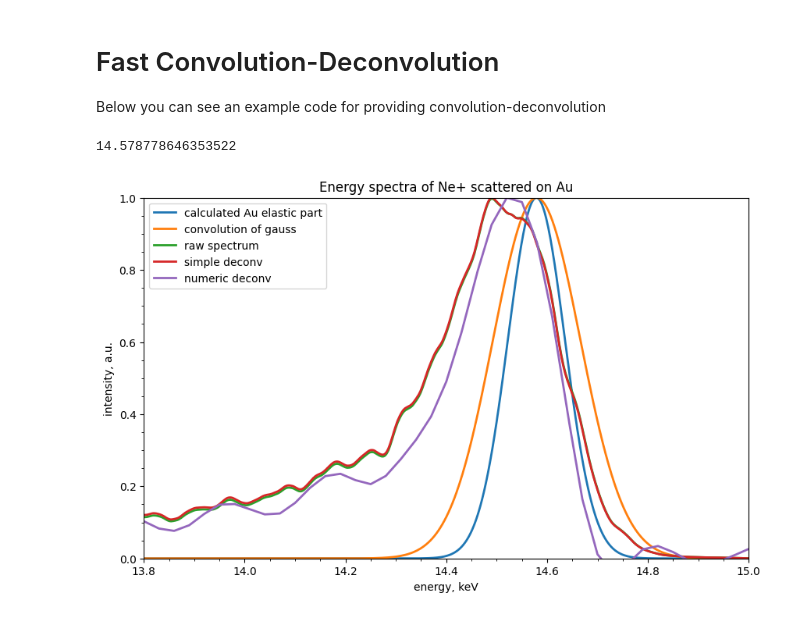
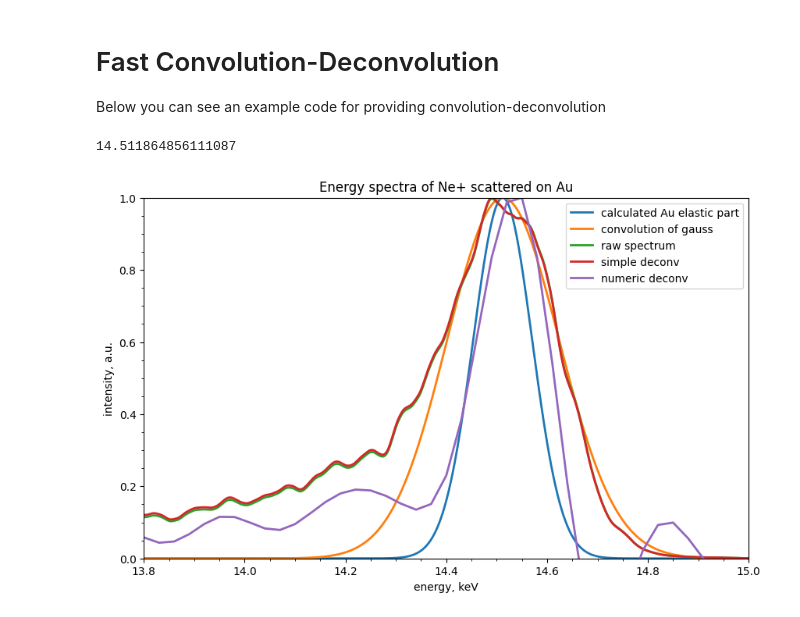
Before and after one commit to mauveferret/SpecRec, a Jupyter notebook: main_example.ipynb, the cells around one changed output. Drawn from its saved outputs; the diff is of its cells as text; code cells hidden in the pictures.

```diff
--- a/main_example.ipynb
+++ b/main_example.ipynb
@@ -462,42 +462,42 @@ leis.step = 2
 scd.step = leis.step
 
 E0 = 15000
-scattering_angle = 29.5
-mu = leis.get_mass_by_element("W")/leis.get_mass_by_element("Ne")
+scattering_angle = 33
+mu = leis.get_mass_by_element("Au")/leis.get_mass_by_element("Ne")
 dE = leis.get_dE(E0, scattering_angle, mu, 2)/1000
 E1 = leis.get_energy_by_angle(E0, mu, scattering_angle)/1000
 print(E1)
 data = leis.spectrum(spectrum_path0, 50)
 
 scd.broadening_kernel_type = "gauss"
-scd.spectrometer_resolution = 0.009
+scd.spectrometer_resolution = 0.013
 
 calc_au_elastic_spectrum = scd.norm(np.exp(-(data.spectrum_en/1000-E1)**2/2/dE**2))
 broadening_gauss_convolution = scd.norm(scd.broadening_kernel_convolution(calc_au_elastic_spectrum, data.spectrum_en,scd.broadening_kernel_type, scd.spectrometer_resolution))
 simple_deconv = scd.norm(scd.simple_deconvolution(data.spectrum_int))
 numerical_deconv  =scd.norm(scd.twomey_deconvolution(data.spectrum_int, data.spectrum_en, scd.broadening_kernel_type, scd.spectrometer_resolution, 500, 0.5))
 
 plt.plot(data.spectrum_en/1000, calc_au_elastic_spectrum, linewidth=2, label = "calculated Au elastic part")
 plt.plot(data.spectrum_en/1000, broadening_gauss_convolution[:len(data.spectrum_en)], linewidth=2, label = "convolution of gauss")
 plt.plot(data.spectrum_en/1000, data.spectrum_int, linewidth=2, label = "raw spectrum")
 plt.plot(data.spectrum_en/1000, simple_deconv, linewidth=2, label = "simple deconv")
 plt.plot(data.spectrum_en/1000, numerical_deconv, linewidth=2, label = "numeric deconv")
 
 plt.xlim(13.8, 15)
 plt.ylim(0, 1)
 plt.xlabel("energy, keV")
 plt.ylabel("intensity, a.u.")
 plt.title("Energy spectra of Ne+ scattered on Au")
 plt.minorticks_on()
 plt.legend()
 plt.show()
 
 with open(os.getcwd()+os.sep+"out"+os.sep+"test"+os.sep+"test"+".dat", "w",newline='\n') as f:
     for i in range (len(data.spectrum_en)):
         f.write(str("{:.3e}".format(data.spectrum_en[i]/1000)).rjust(14)+" "+
                 str("{:.3e}".format(calc_au_elastic_spectrum[i])).rjust(14)+" "+
                 str("{:.3e}".format(broadening_gauss_convolution[i])).rjust(14)+"\n")
     f.close
 # %% [output]
-14.578778646353522
+14.511864856111087
-[figure, old version]
+[figure, new version]
```
Also changed, not shown: 1 other file.
